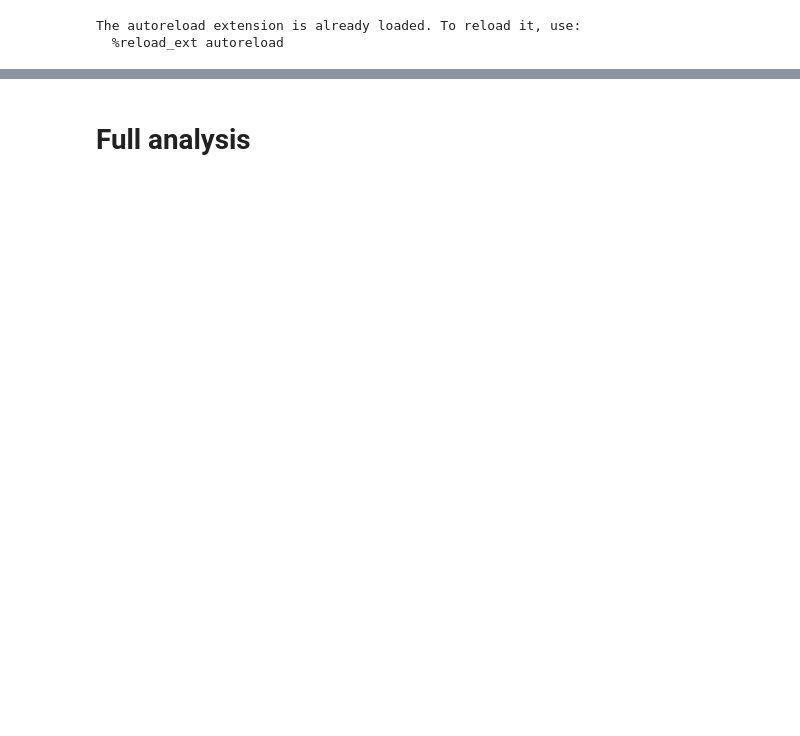
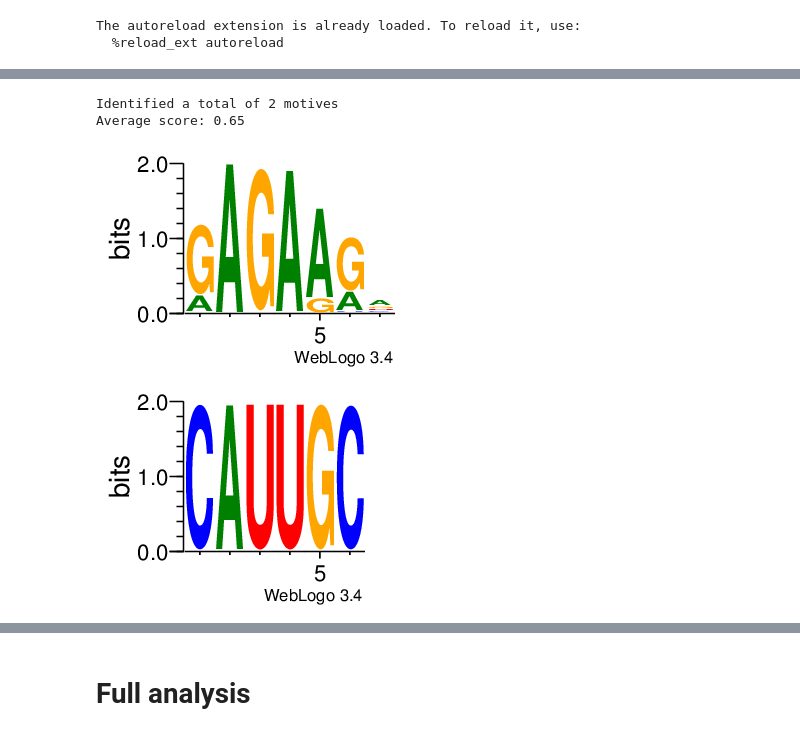
Before and after one commit to fabriziocosta/EDeN_examples, a Jupyter notebook: bioinf/motif/SMoD artificial.ipynb, the cells around one changed output, grey strips where cells are left out. Saved outputs shown, nothing was run; the diff lists cells and outputs as text; code cells hidden in the pictures; blank space fills up the shorter version.

```diff
--- a/bioinf/motif/SMoD artificial.ipynb
+++ b/bioinf/motif/SMoD artificial.ipynb
@@ -16,7 +16,7 @@ from eden.util.NeedlemanWunsh import edit_distance
 def select_best_match(motives, orig_motives):
     for i, orig_motif in enumerate(orig_motives):
         max_score = 0
-        max_cluster_id = -1
+        max_cluster_id = 0
         max_motif = None
         for cluster_id in motives:
             consensus_seq = motives[cluster_id]['consensus_seq']
@@ -207,34 +207,42 @@ CUUCUG CACUUAACUAGCGAAGUUUCCUCUUCUGAGGGAAUCAGCAGUCCAAUGCA
 # %%
+%%time
 pos_size = len(pos_seqs)
 train_pos_seqs = pos_seqs[:pos_size/2]
 test_pos_seqs = pos_seqs[pos_size/2:]
 
 neg_size = len(neg_seqs)
 train_neg_seqs = neg_seqs[:neg_size/2]
 test_neg_seqs = neg_seqs[neg_size/2:]
 
 from eden.sequence_motif_decomposer import SequenceMotifDecomposer as SMoD
 smod=SMoD(complexity=complexity,
           n_clusters=n_clusters,
           min_subarray_size=min_subarray_size,
           max_subarray_size=max_subarray_size,
           pos_block_size=pos_block_size,
           neg_block_size=neg_block_size)
 smod = smod.fit(train_pos_seqs, train_neg_seqs)
-orig_clusters = smod.predict(test_pos_seqs)
-motives = smod.merge(orig_clusters,
-                     similarity_th=0.5,
-                     min_score=5,
-                     min_freq=.5,
-                     min_cluster_size=10,
-                     regex_th=.5,
-                     sample_size=100)
-motives = smod.quality_filter(test_pos_seqs,
-                              motives,
-                              freq_threshold=.1,
-                              std_threshold=20)
+motives = smod.select_motives(seqs=pos_seqs,
+                                p_value=0.05,
+                                similarity_th=0.5,
+                                min_score=4,
+                                min_freq=.5,
+                                min_cluster_size=5,
+                                regex_th=.3,
+                                sample_size=200,
+                                freq_th=None,
+                                std_th=None)
+print 'Identified a total of %d motives' % len(motives)
 avg_score = np.mean([s for s,id in select_best_match(motives, orig_motives)])
 print 'Average score: %.2f' % avg_score
 
 selected = [id for s,id in select_best_match(motives, orig_motives)]
-logos = smod.display_logos(motives,ids=selected)
+logos = smod.compute_logos(motives,ids=selected)
+for id in logos:
+    from IPython.display import Image, display
+    display(Image(logos[id]))
+# %% [output]
+Identified a total of 2 motives
+Average score: 0.65
+[figure, added]
+[figure, added]
```
Also changed, not shown: parts of 6 cells of this notebook, 2 other files.
